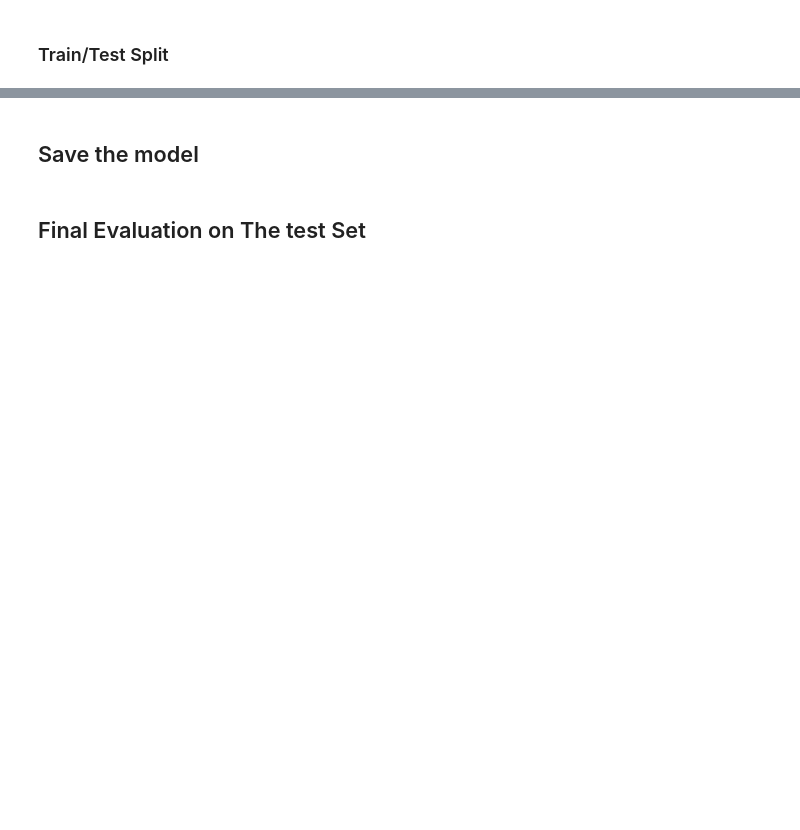
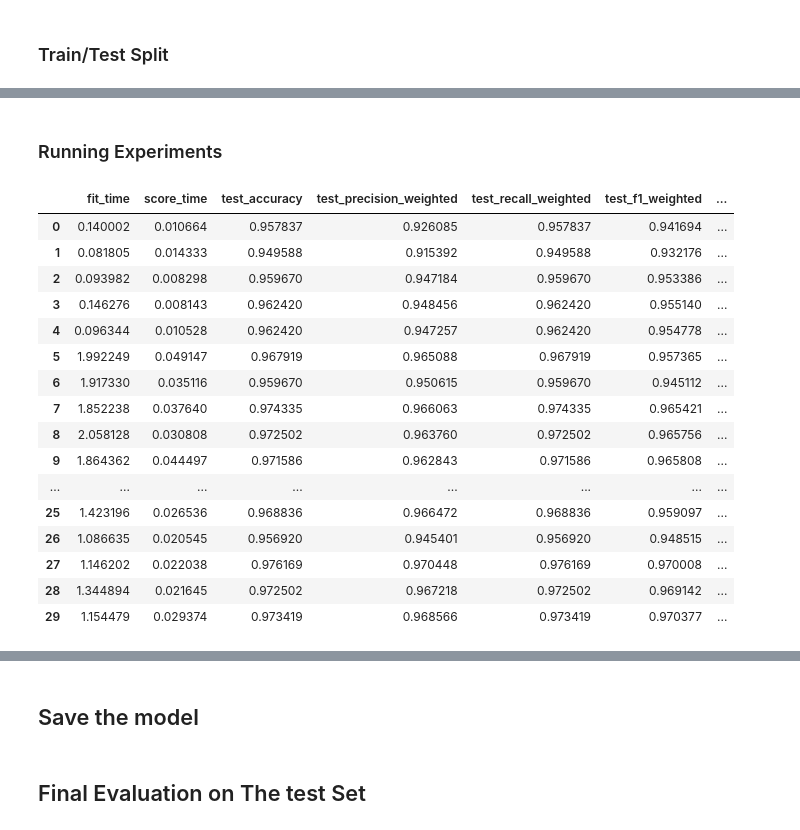
Before and after one commit to BecayeSoft/Anti-Bankruptcy, a Jupyter notebook: Taiwan-Bankruptcy.ipynb, the cells around one changed output, grey strips where cells are left out. Saved outputs shown, nothing was run; the diff lists cells and outputs as text; code cells hidden in the pictures; blank space fills up the shorter version.

```diff
--- a/Taiwan-Bankruptcy.ipynb
+++ b/Taiwan-Bankruptcy.ipynb
@@ -430,6 +444,0 @@ accuracy_score(strat_test_labels, y_pred)
-# %%
-y_pred = logit.predict(X_test)
-cm = confusion_matrix(y_test, y_pred)
-
-print(cm)
-accuracy_score(y_test, y_pred)
@@ -456,0 +501,19 @@ grid_search.cv_results_
+# %%
+
+# Whole Dataset
+X_train = train_set.drop('Target', axis=1)
+y_train = train_set['Target']
+X_test = test_set.drop('Target', axis=1)
+y_test = test_set['Target']
+
+# Best Features
+X_train_best = train_set_best.drop('Target', axis=1)
+y_train_best = train_set_best['Target']
+X_test_best = test_set_best.drop('Target', axis=1)
+y_test_best = test_set_best['Target']
+
+# Highly Correlated Features
+X_train_corr = train_set_corr.drop('Target', axis=1)
+y_train_corr = train_set_corr['Target']
+X_test_corr = test_set_corr.drop('Target', axis=1)
+y_test_corr = test_set_corr['Target']
@@ -456,0 +528,9 @@ grid_search.cv_results_
+# %%
+logit = LogisticRegression(random_state = 0, max_iter=176, solver='liblinear')
+logit.fit(X_train, y_train)
+
+logit_best = LogisticRegression(random_state = 0, solver='liblinear')
+logit_best.fit(X_train_best, y_train_best)
+
+logit_corr = LogisticRegression(random_state = 0, solver='liblinear')
+logit_corr.fit(X_train_corr, y_train_corr)
@@ -456,0 +563,2 @@ grid_search.cv_results_
+# %% [markdown]
+### Running Experiments
@@ -456,0 +621,22 @@ grid_search.cv_results_
+# %%
+experiments = run_experiments(X_train_corr, y_train_corr, X_test_corr, y_test_corr)
+# %%
+experiments
+# %% [output]
+|  | fit_time | score_time | test_accuracy | test_precision_weighted | test_recall_weighted | test_f1_weighted | ... |
+| 0 | 0.140002 | 0.010664 | 0.957837 | 0.926085 | 0.957837 | 0.941694 | ... |
+| 1 | 0.081805 | 0.014333 | 0.949588 | 0.915392 | 0.949588 | 0.932176 | ... |
+| 2 | 0.093982 | 0.008298 | 0.959670 | 0.947184 | 0.959670 | 0.953386 | ... |
+| 3 | 0.146276 | 0.008143 | 0.962420 | 0.948456 | 0.962420 | 0.955140 | ... |
+| 4 | 0.096344 | 0.010528 | 0.962420 | 0.947257 | 0.962420 | 0.954778 | ... |
+| 5 | 1.992249 | 0.049147 | 0.967919 | 0.965088 | 0.967919 | 0.957365 | ... |
+| 6 | 1.917330 | 0.035116 | 0.959670 | 0.950615 | 0.959670 | 0.945112 | ... |
+| 7 | 1.852238 | 0.037640 | 0.974335 | 0.966063 | 0.974335 | 0.965421 | ... |
+| 8 | 2.058128 | 0.030808 | 0.972502 | 0.963760 | 0.972502 | 0.965756 | ... |
+| 9 | 1.864362 | 0.044497 | 0.971586 | 0.962843 | 0.971586 | 0.965808 | ... |
+| ... | ... | ... | ... | ... | ... | ... | ... |
+| 25 | 1.423196 | 0.026536 | 0.968836 | 0.966472 | 0.968836 | 0.959097 | ... |
+| 26 | 1.086635 | 0.020545 | 0.956920 | 0.945401 | 0.956920 | 0.948515 | ... |
+| 27 | 1.146202 | 0.022038 | 0.976169 | 0.970448 | 0.976169 | 0.970008 | ... |
+| 28 | 1.344894 | 0.021645 | 0.972502 | 0.967218 | 0.972502 | 0.969142 | ... |
+| 29 | 1.154479 | 0.029374 | 0.973419 | 0.968566 | 0.973419 | 0.970377 | ... |
```
Also changed, not shown: parts of 91 cells of this notebook.
